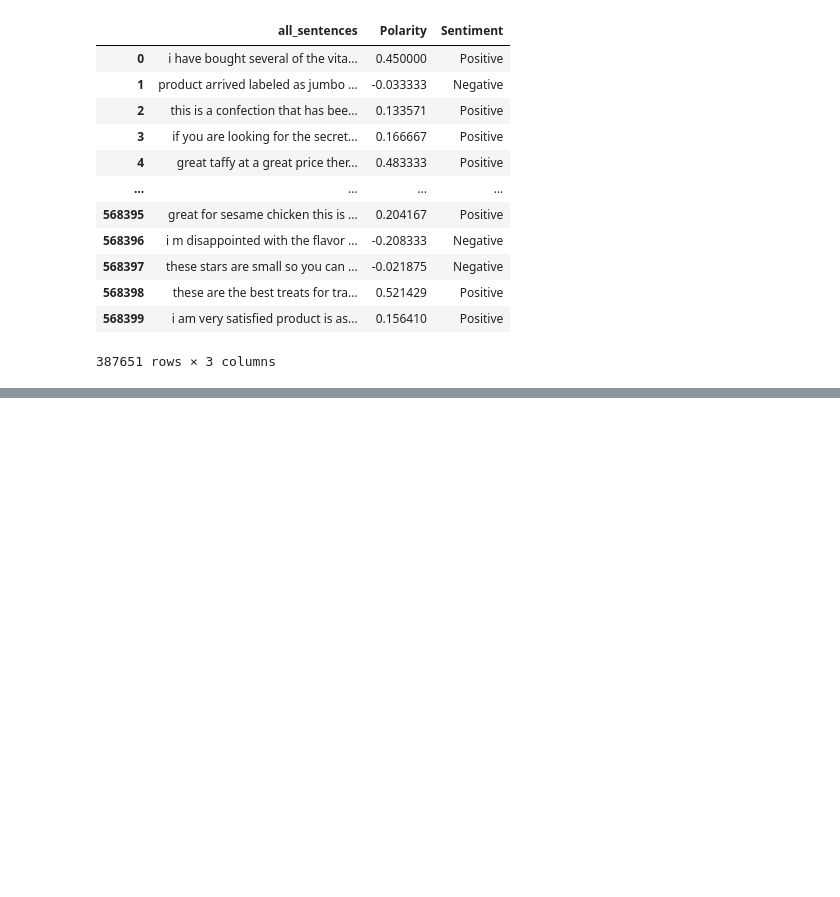
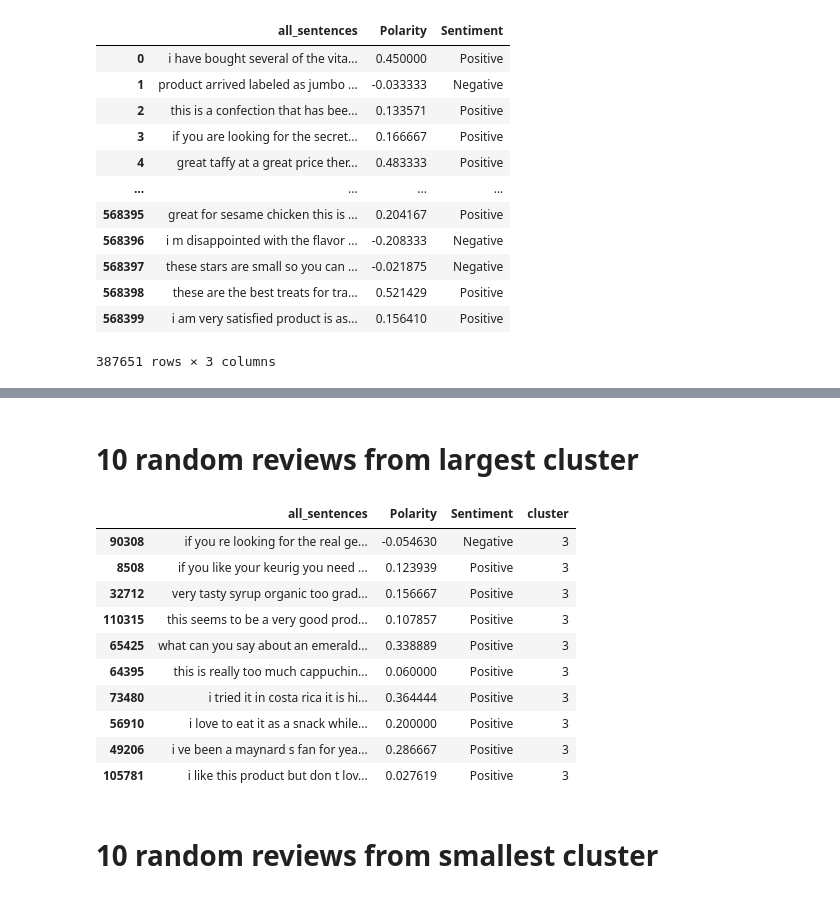
Before and after one commit to cosekort/Project-4, a Jupyter notebook: amazon_review.ipynb, the cells around one changed output, grey strips where cells are left out. Saved outputs shown, nothing was run; the diff lists cells and outputs as text; code cells hidden in the pictures; blank space fills up the shorter version.

```diff
--- a/amazon_review.ipynb
+++ b/amazon_review.ipynb
@@ -625,0 +797,18 @@ pyplot.show()
+# %% [markdown]
+# 10 random reviews from largest cluster
+# %%
+df_sentences[df_sentences.cluster==3].sample(10, random_state=0)
+# %% [output]
+|  | all_sentences | Polarity | Sentiment | cluster |
+| 90308 | if you re looking for the real ge... | -0.054630 | Negative | 3 |
+| 8508 | if you like your keurig you need ... | 0.123939 | Positive | 3 |
+| 32712 | very tasty syrup organic too grad... | 0.156667 | Positive | 3 |
+| 110315 | this seems to be a very good prod... | 0.107857 | Positive | 3 |
+| 65425 | what can you say about an emerald... | 0.338889 | Positive | 3 |
+| 64395 | this is really too much cappuchin... | 0.060000 | Positive | 3 |
+| 73480 | i tried it in costa rica it is hi... | 0.364444 | Positive | 3 |
+| 56910 | i love to eat it as a snack while... | 0.200000 | Positive | 3 |
+| 49206 | i ve been a maynard s fan for yea... | 0.286667 | Positive | 3 |
+| 105781 | i like this product but don t lov... | 0.027619 | Positive | 3 |
+# %% [markdown]
+# 10 random reviews from smallest cluster
```
Also changed, not shown: parts of 47 cells of this notebook.
